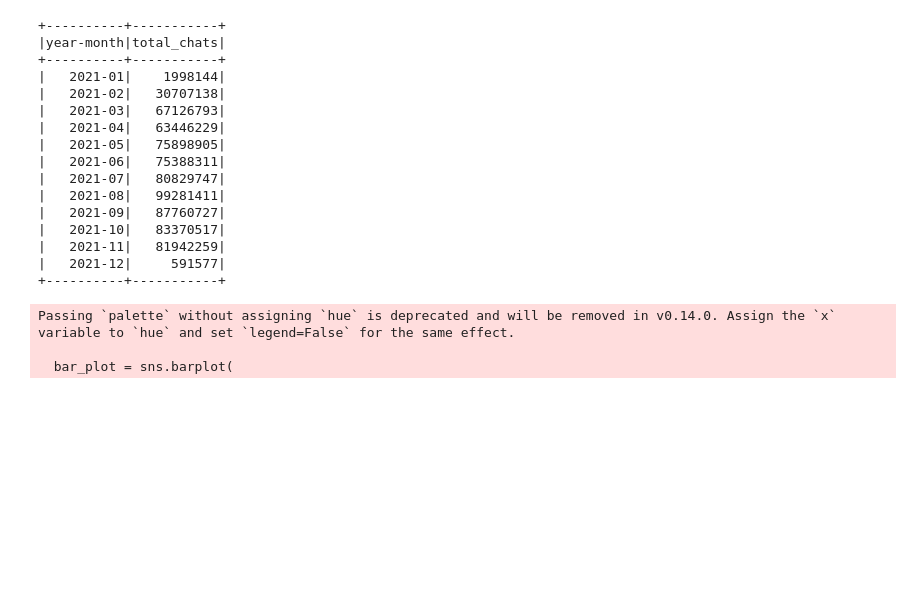
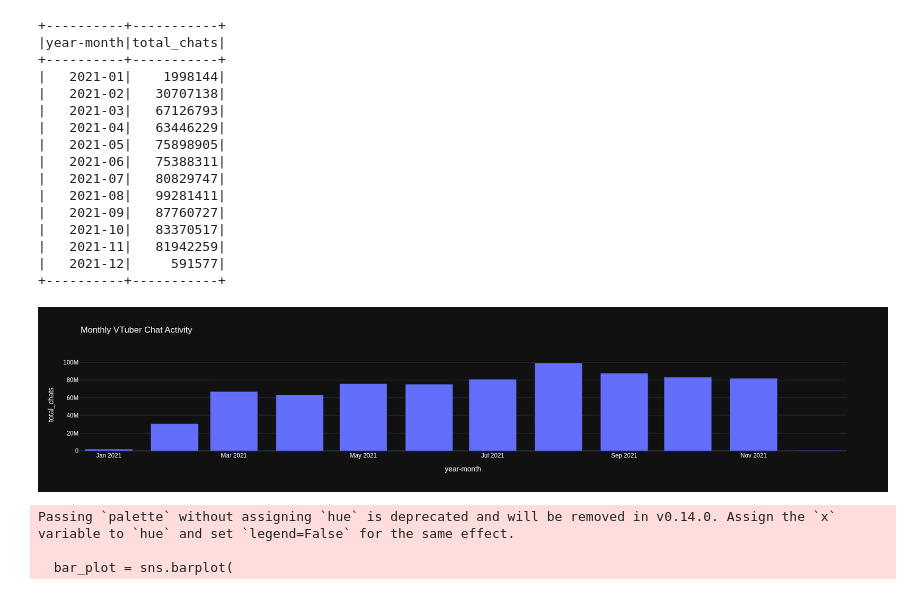
Before and after one commit to RCEjosephkarl/VTuber-1B-LiveChat-Stats, a Jupyter notebook: VTuber_Analytics.ipynb, the cells around one changed output. Cells and saved outputs as stored; diff of their text form; code cells hidden in the pictures; blank space fills up the shorter version.

```diff
--- a/VTuber_Analytics.ipynb
+++ b/VTuber_Analytics.ipynb
@@ -161,6 +175,19 @@ q2.show()
 |   2021-11|   81942259|
 |   2021-12|     591577|
 +----------+-----------+
+# %%
+# Reverse the dataframe so the highest value is at the top of the chart
+fig2 = px.bar(
+    q2.toPandas(),
+    x='year-month',
+    y='total_chats',
+    orientation='v',
+    title='Monthly VTuber Chat Activity',
+    template='plotly_dark'
+)
+fig2.show()
+# %% [output]
+[figure, added]
 # %%
 import seaborn as sns
 import matplotlib.pyplot as plt
```
Also changed, not shown: parts of 4 cells of this notebook.
